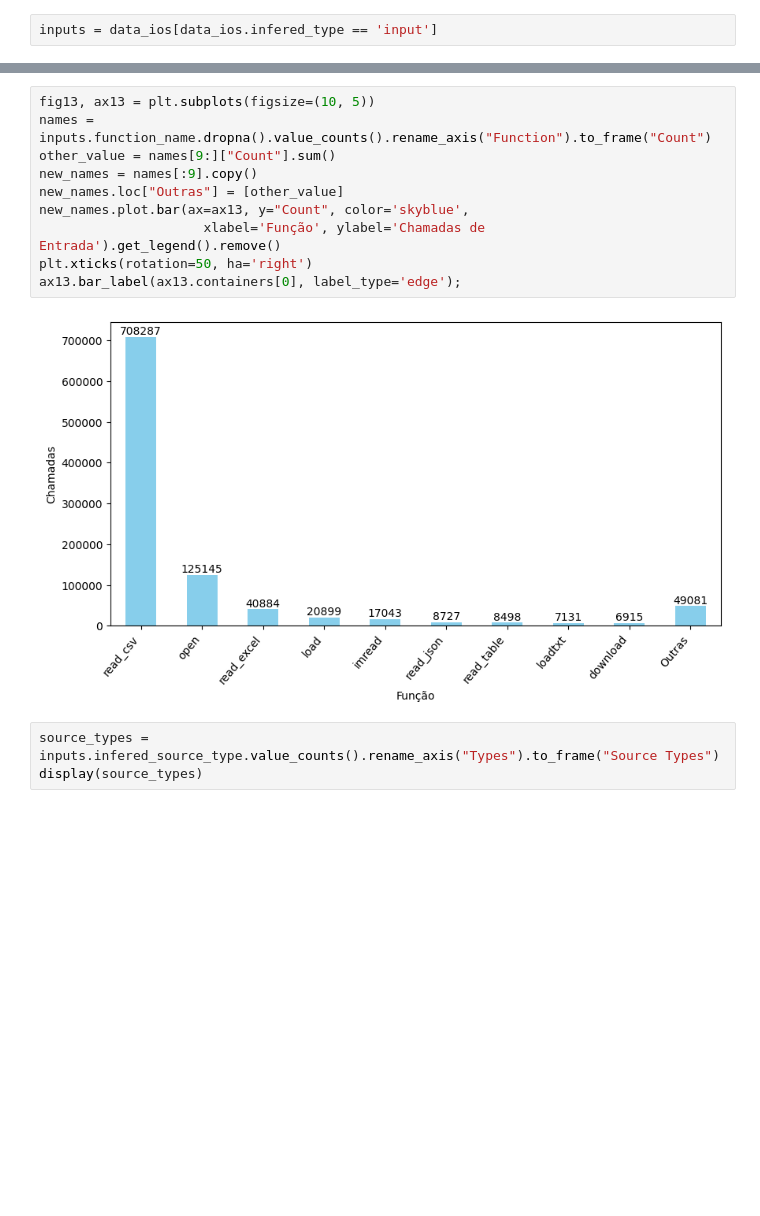
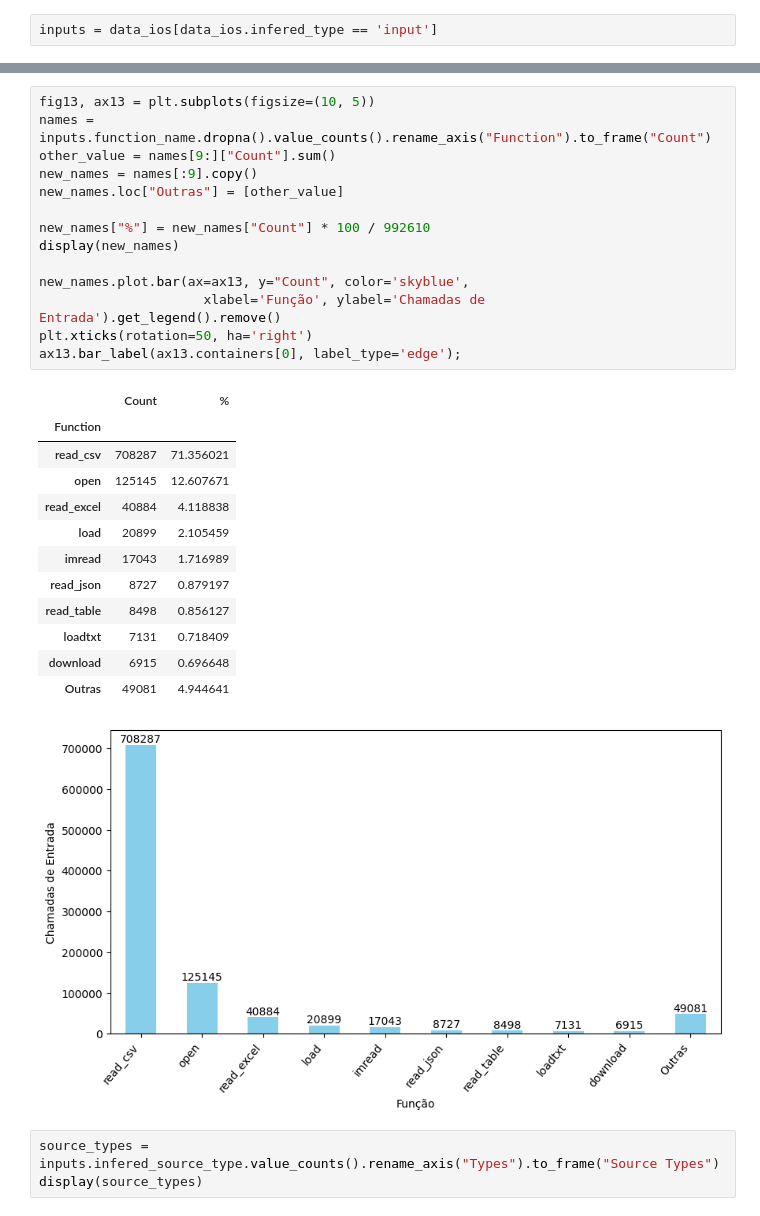
Before and after one commit to dew-uff/dsmining, a Jupyter notebook: src/analyzes/a5_code_and_data.ipynb, the cells around one changed output, grey strips where cells are left out. Saved outputs shown, nothing was run; the diff lists cells and outputs as text; blank space fills up the shorter version.

```diff
--- a/src/analyzes/a5_code_and_data.ipynb
+++ b/src/analyzes/a5_code_and_data.ipynb
@@ -421,15 +412,31 @@ ax12.bar_label(ax12.containers[0], label_type='edge');
 # %%
 fig13, ax13 = plt.subplots(figsize=(10, 5))
 names = inputs.function_name.dropna().value_counts().rename_axis("Function").to_frame("Count")
 other_value = names[9:]["Count"].sum()
 new_names = names[:9].copy()
 new_names.loc["Outras"] = [other_value]
+
+new_names["%"] = new_names["Count"] * 100 / 992610
+display(new_names)
+
 new_names.plot.bar(ax=ax13, y="Count", color='skyblue',
                      xlabel='Função', ylabel='Chamadas de Entrada').get_legend().remove()
 plt.xticks(rotation=50, ha='right')
 ax13.bar_label(ax13.containers[0], label_type='edge');
 # %% [output]
+|  | Count | % |
+| Function |  |  |
+| read_csv | 708287 | 71.356021 |
+| open | 125145 | 12.607671 |
+| read_excel | 40884 | 4.118838 |
+| load | 20899 | 2.105459 |
+| imread | 17043 | 1.716989 |
+| read_json | 8727 | 0.879197 |
+| read_table | 8498 | 0.856127 |
+| loadtxt | 7131 | 0.718409 |
+| download | 6915 | 0.696648 |
+| Outras | 49081 | 4.944641 |
-[figure, old version]
+[figure, new version]
 # %%
 source_types = inputs.infered_source_type.value_counts().rename_axis("Types").to_frame("Source Types")
 display(source_types)
```
Also changed, not shown: parts of 15 cells of this notebook, 29 other files.
